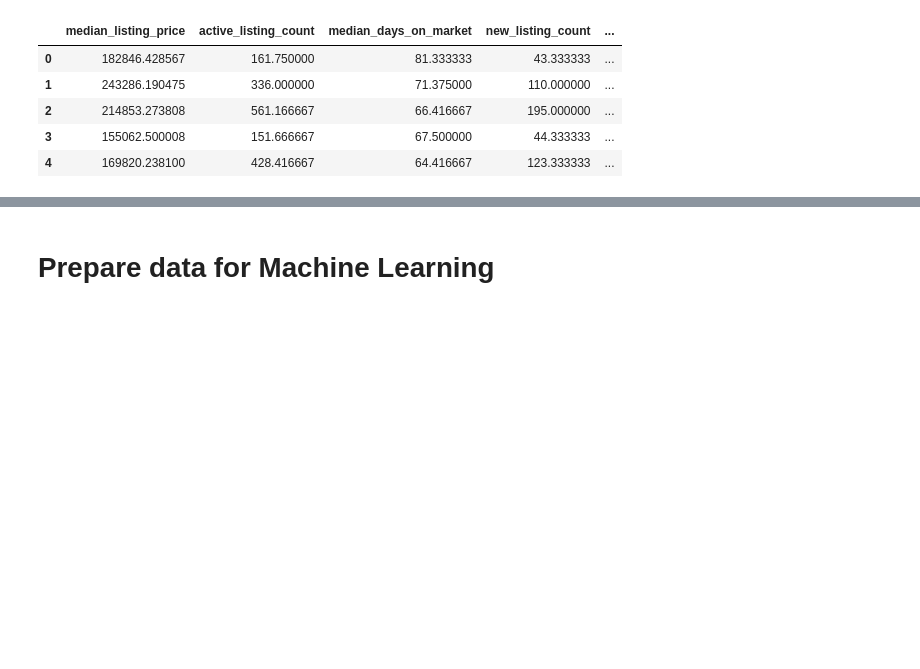
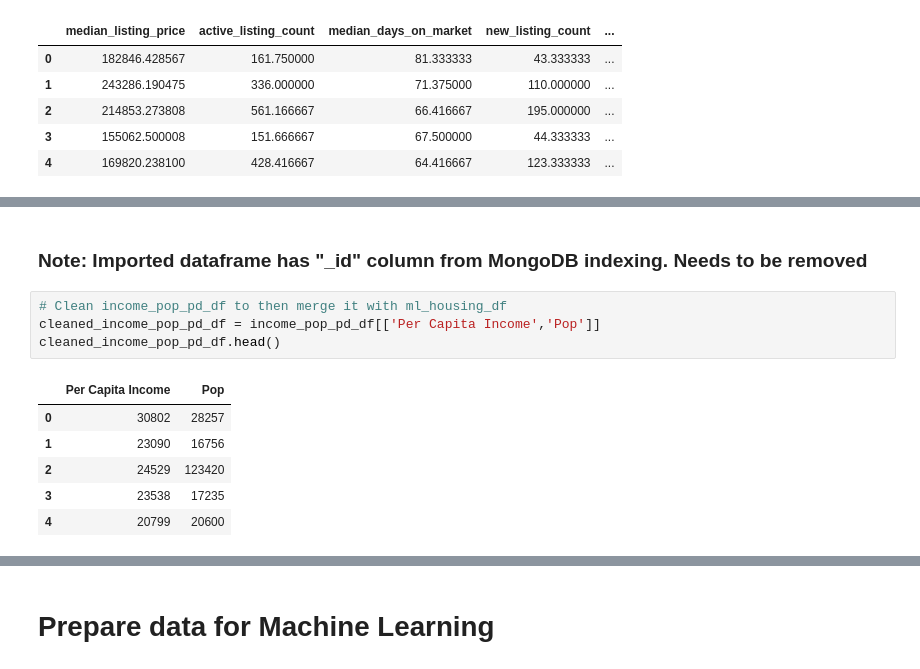
Before and after one commit to marke0816/Sleeper_Cities, a Jupyter notebook: jupyter_notebooks/Sleeper_cities.ipynb, the cells around one changed output, grey strips where cells are left out. Saved outputs shown, nothing was run; the diff lists cells and outputs as text; blank space fills up the shorter version.

```diff
--- a/jupyter_notebooks/Sleeper_cities.ipynb
+++ b/jupyter_notebooks/Sleeper_cities.ipynb
@@ -196,0 +220,13 @@ ml_housing_df.head()
+# %% [markdown]
+### Note: Imported dataframe has "_id" column from MongoDB indexing. Needs to be removed
+# %%
+# Clean income_pop_pd_df to then merge it with ml_housing_df
+cleaned_income_pop_pd_df = income_pop_pd_df[['Per Capita Income','Pop']]
+cleaned_income_pop_pd_df.head()
+# %% [output]
+|  | Per Capita Income | Pop |
+| 0 | 30802 | 28257 |
+| 1 | 23090 | 16756 |
+| 2 | 24529 | 123420 |
+| 3 | 23538 | 17235 |
+| 4 | 20799 | 20600 |
```
Also changed, not shown: parts of 19 cells of this notebook, 5 other files.
